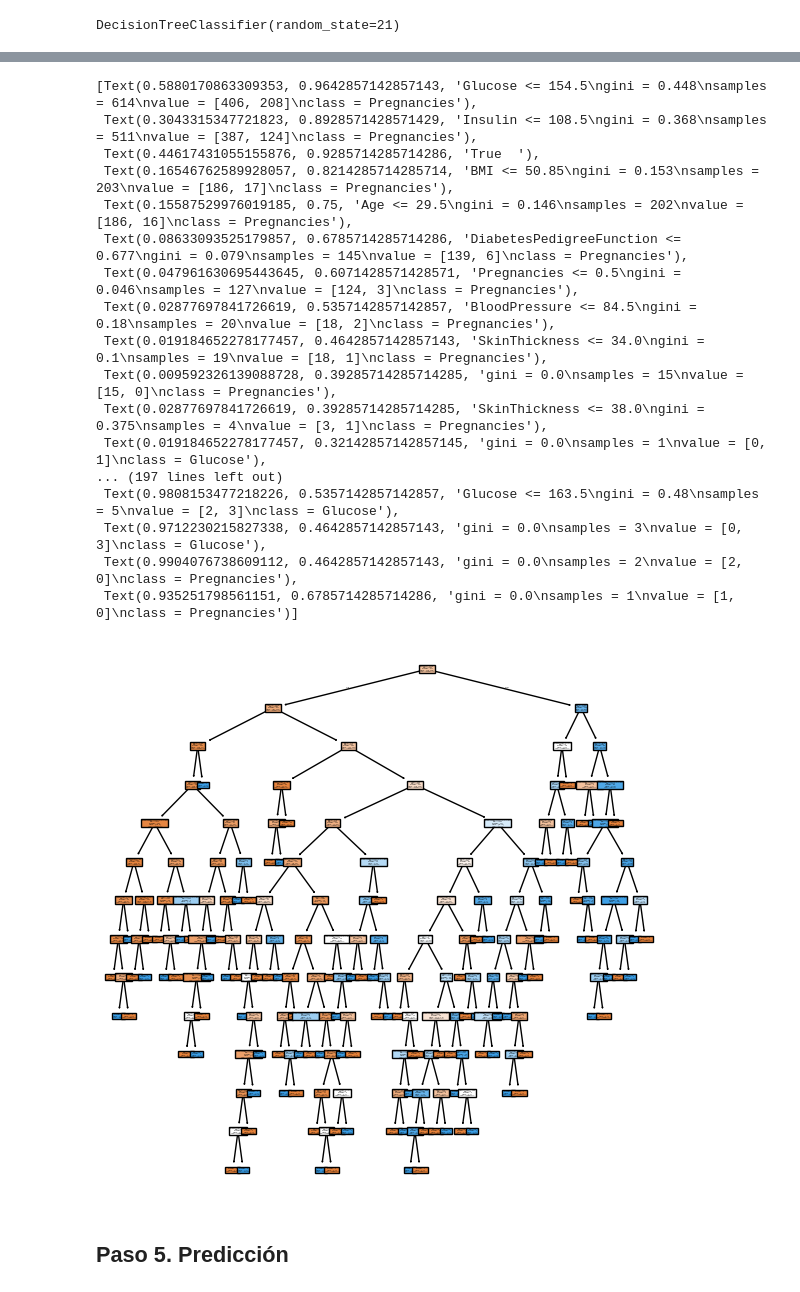
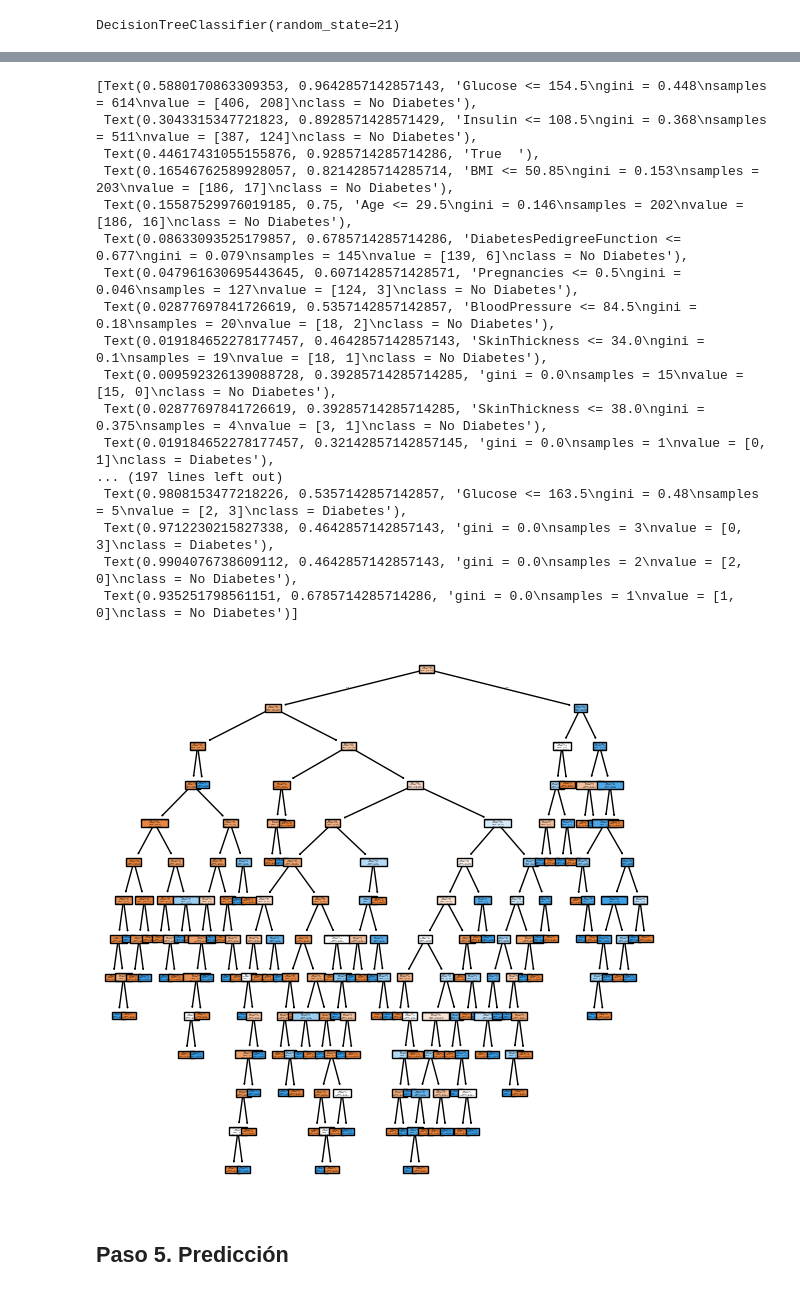
Before and after one commit to 4GeeksAcademy/pabloaznar-intro-ml, a Jupyter notebook: src/04-decision-tree.ipynb, the cells around one changed output, grey strips where cells are left out. Drawn from its saved outputs; the diff is of its cells as text; code cells hidden in the pictures.

```diff
--- a/src/04-decision-tree.ipynb
+++ b/src/04-decision-tree.ipynb
@@ -136,29 +136,29 @@ tree.plot_tree(dt_clas_model_2,
 # %%
 plt.figure(figsize=(7, 7))
 
 tree.plot_tree(dt_clas_model_3,
                feature_names=list(X_train_3.columns),
-               class_names=['Pregnancies', 'Glucose', 'BloodPressure', 'SkinThickness', 'Insulin', 'BMI', 'DiabetesPedigreeFunction', 'Age'],
+               class_names=['No Diabetes', 'Diabetes'],
                filled=True)
 # %% [output]
-[Text(0.5880170863309353, 0.9642857142857143, 'Glucose <= 154.5\ngini = 0.448\nsamples = 614\nvalue = [406, 208]\nclass = Pregnancies'),
- Text(0.3043315347721823, 0.8928571428571429, 'Insulin <= 108.5\ngini = 0.368\nsamples = 511\nvalue = [387, 124]\nclass = Pregnancies'),
+[Text(0.5880170863309353, 0.9642857142857143, 'Glucose <= 154.5\ngini = 0.448\nsamples = 614\nvalue = [406, 208]\nclass = No Diabetes'),
+ Text(0.3043315347721823, 0.8928571428571429, 'Insulin <= 108.5\ngini = 0.368\nsamples = 511\nvalue = [387, 124]\nclass = No Diabetes'),
  Text(0.44617431055155876, 0.9285714285714286, 'True  '),
- Text(0.16546762589928057, 0.8214285714285714, 'BMI <= 50.85\ngini = 0.153\nsamples = 203\nvalue = [186, 17]\nclass = Pregnancies'),
- Text(0.15587529976019185, 0.75, 'Age <= 29.5\ngini = 0.146\nsamples = 202\nvalue = [186, 16]\nclass = Pregnancies'),
- Text(0.08633093525179857, 0.6785714285714286, 'DiabetesPedigreeFunction <= 0.677\ngini = 0.079\nsamples = 145\nvalue = [139, 6]\nclass = Pregnancies'),
- Text(0.047961630695443645, 0.6071428571428571, 'Pregnancies <= 0.5\ngini = 0.046\nsamples = 127\nvalue = [124, 3]\nclass = Pregnancies'),
- Text(0.02877697841726619, 0.5357142857142857, 'BloodPressure <= 84.5\ngini = 0.18\nsamples = 20\nvalue = [18, 2]\nclass = Pregnancies'),
- Text(0.019184652278177457, 0.4642857142857143, 'SkinThickness <= 34.0\ngini = 0.1\nsamples = 19\nvalue = [18, 1]\nclass = Pregnancies'),
- Text(0.009592326139088728, 0.39285714285714285, 'gini = 0.0\nsamples = 15\nvalue = [15, 0]\nclass = Pregnancies'),
- Text(0.02877697841726619, 0.39285714285714285, 'SkinThickness <= 38.0\ngini = 0.375\nsamples = 4\nvalue = [3, 1]\nclass = Pregnancies'),
- Text(0.019184652278177457, 0.32142857142857145, 'gini = 0.0\nsamples = 1\nvalue = [0, 1]\nclass = Glucose'),
+ Text(0.16546762589928057, 0.8214285714285714, 'BMI <= 50.85\ngini = 0.153\nsamples = 203\nvalue = [186, 17]\nclass = No Diabetes'),
+ Text(0.15587529976019185, 0.75, 'Age <= 29.5\ngini = 0.146\nsamples = 202\nvalue = [186, 16]\nclass = No Diabetes'),
+ Text(0.08633093525179857, 0.6785714285714286, 'DiabetesPedigreeFunction <= 0.677\ngini = 0.079\nsamples = 145\nvalue = [139, 6]\nclass = No Diabetes'),
+ Text(0.047961630695443645, 0.6071428571428571, 'Pregnancies <= 0.5\ngini = 0.046\nsamples = 127\nvalue = [124, 3]\nclass = No Diabetes'),
+ Text(0.02877697841726619, 0.5357142857142857, 'BloodPressure <= 84.5\ngini = 0.18\nsamples = 20\nvalue = [18, 2]\nclass = No Diabetes'),
+ Text(0.019184652278177457, 0.4642857142857143, 'SkinThickness <= 34.0\ngini = 0.1\nsamples = 19\nvalue = [18, 1]\nclass = No Diabetes'),
+ Text(0.009592326139088728, 0.39285714285714285, 'gini = 0.0\nsamples = 15\nvalue = [15, 0]\nclass = No Diabetes'),
+ Text(0.02877697841726619, 0.39285714285714285, 'SkinThickness <= 38.0\ngini = 0.375\nsamples = 4\nvalue = [3, 1]\nclass = No Diabetes'),
+ Text(0.019184652278177457, 0.32142857142857145, 'gini = 0.0\nsamples = 1\nvalue = [0, 1]\nclass = Diabetes'),
 ... (197 lines left out)
- Text(0.9808153477218226, 0.5357142857142857, 'Glucose <= 163.5\ngini = 0.48\nsamples = 5\nvalue = [2, 3]\nclass = Glucose'),
- Text(0.9712230215827338, 0.4642857142857143, 'gini = 0.0\nsamples = 3\nvalue = [0, 3]\nclass = Glucose'),
- Text(0.9904076738609112, 0.4642857142857143, 'gini = 0.0\nsamples = 2\nvalue = [2, 0]\nclass = Pregnancies'),
- Text(0.935251798561151, 0.6785714285714286, 'gini = 0.0\nsamples = 1\nvalue = [1, 0]\nclass = Pregnancies')]
+ Text(0.9808153477218226, 0.5357142857142857, 'Glucose <= 163.5\ngini = 0.48\nsamples = 5\nvalue = [2, 3]\nclass = Diabetes'),
+ Text(0.9712230215827338, 0.4642857142857143, 'gini = 0.0\nsamples = 3\nvalue = [0, 3]\nclass = Diabetes'),
+ Text(0.9904076738609112, 0.4642857142857143, 'gini = 0.0\nsamples = 2\nvalue = [2, 0]\nclass = No Diabetes'),
+ Text(0.935251798561151, 0.6785714285714286, 'gini = 0.0\nsamples = 1\nvalue = [1, 0]\nclass = No Diabetes')]
-[figure, old version]
+[figure, new version]
 # %% [markdown]
 ## Paso 5. Predicción
 # %%
```
Also changed, not shown: parts of 2 cells of this notebook.
